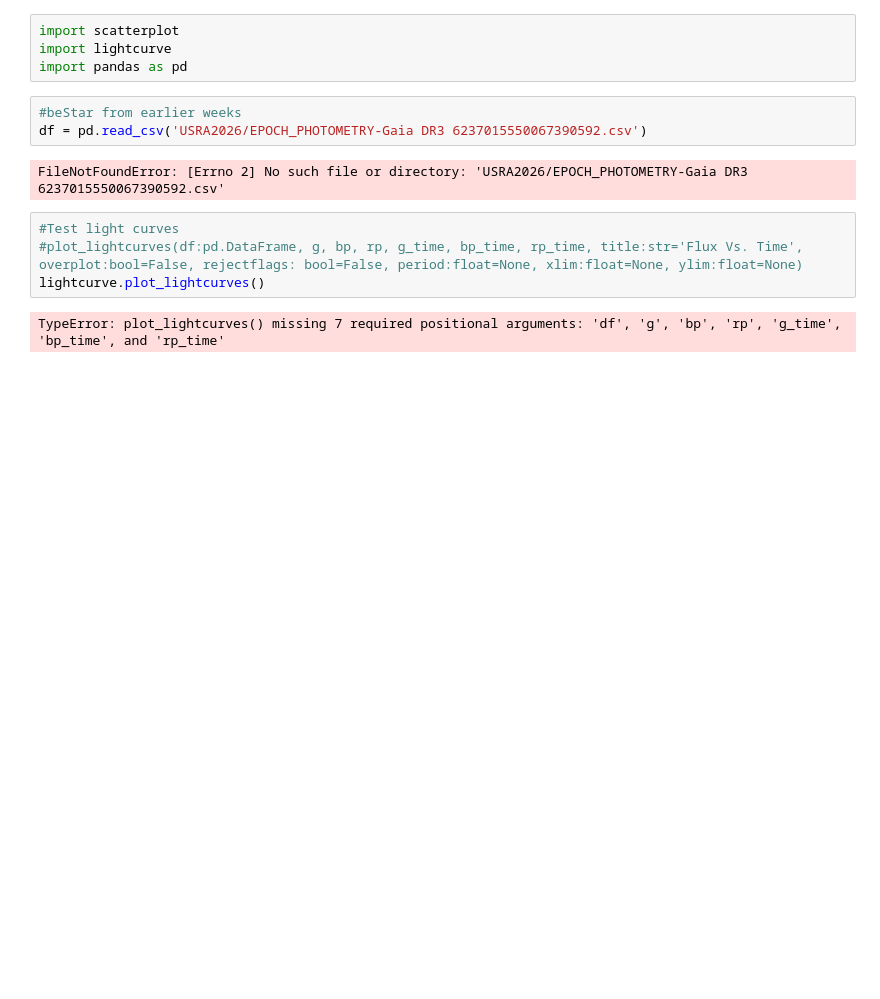
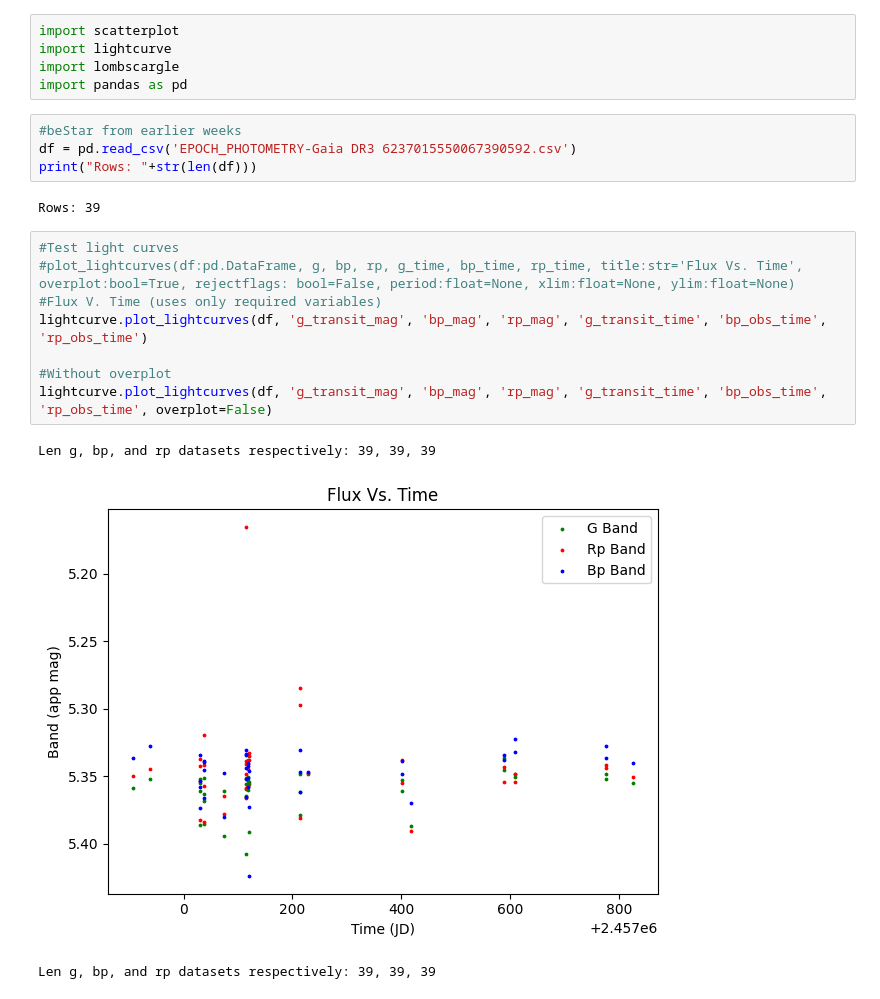
Before and after one commit to Mq1t/gaiadr3-analysis, a Jupyter notebook: testPlots.ipynb, the cells around one changed output. Cells and saved outputs as stored; diff of their text form; blank space fills up the shorter version.

```diff
--- a/testPlots.ipynb
+++ b/testPlots.ipynb
@@ -1,15 +1,23 @@
 # %%
 import scatterplot
 import lightcurve
+import lombscargle
 import pandas as pd
 # %%
 #beStar from earlier weeks
-df = pd.read_csv('USRA2026/EPOCH_PHOTOMETRY-Gaia DR3 6237015550067390592.csv')
+df = pd.read_csv('EPOCH_PHOTOMETRY-Gaia DR3 6237015550067390592.csv')
+print("Rows: "+str(len(df)))
 # %% [output]
-FileNotFoundError: [Errno 2] No such file or directory: 'USRA2026/EPOCH_PHOTOMETRY-Gaia DR3 6237015550067390592.csv'
+Rows: 39
 # %%
 #Test light curves
-#plot_lightcurves(df:pd.DataFrame, g, bp, rp, g_time, bp_time, rp_time, title:str='Flux Vs. Time', overplot:bool=False, rejectflags: bool=False, period:float=None, xlim:float=None, ylim:float=None)
-lightcurve.plot_lightcurves()
+#plot_lightcurves(df:pd.DataFrame, g, bp, rp, g_time, bp_time, rp_time, title:str='Flux Vs. Time', overplot:bool=True, rejectflags: bool=False, period:float=None, xlim:float=None, ylim:float=None)
+#Flux V. Time (uses only required variables)
+lightcurve.plot_lightcurves(df, 'g_transit_mag', 'bp_mag', 'rp_mag', 'g_transit_time', 'bp_obs_time', 'rp_obs_time')
+
+#Without overplot
+lightcurve.plot_lightcurves(df, 'g_transit_mag', 'bp_mag', 'rp_mag', 'g_transit_time', 'bp_obs_time', 'rp_obs_time', overplot=False)
 # %% [output]
-TypeError: plot_lightcurves() missing 7 required positional arguments: 'df', 'g', 'bp', 'rp', 'g_time', 'bp_time', and 'rp_time'
+Len g, bp, and rp datasets respectively: 39, 39, 39
+[figure, added]
+Len g, bp, and rp datasets respectively: 39, 39, 39
```
Also changed, not shown: parts of 3 cells of this notebook.
